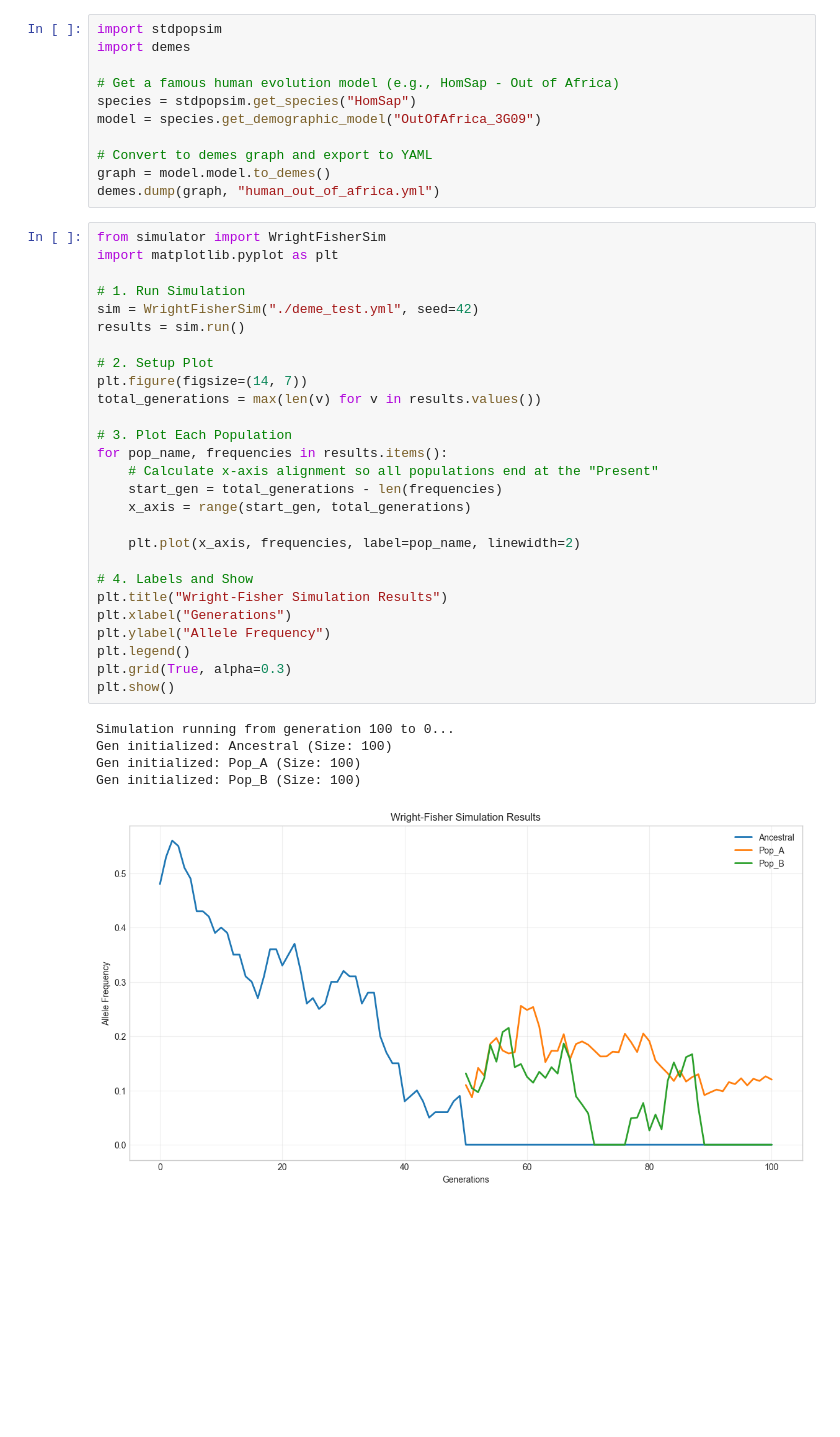
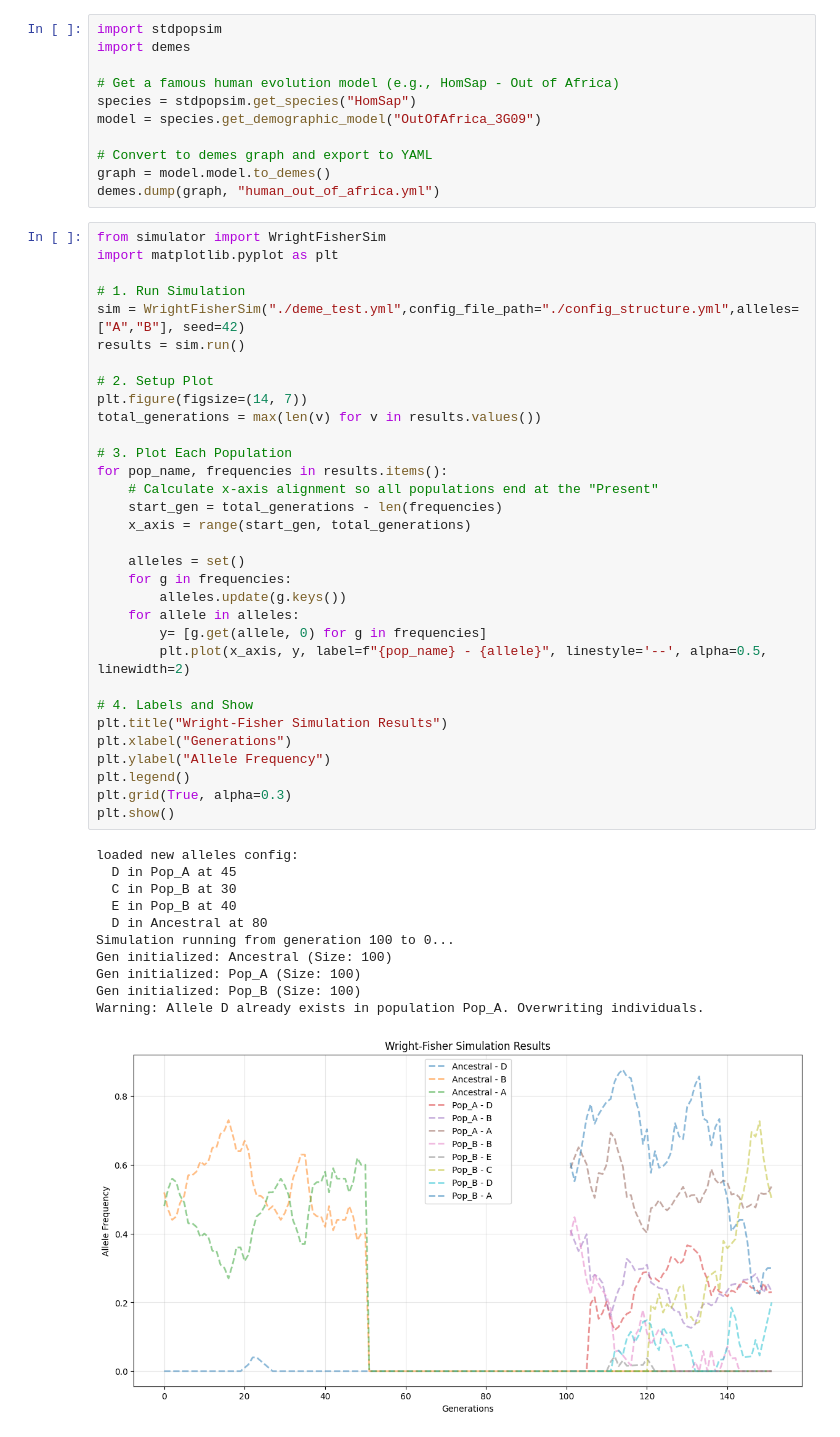
Before and after one commit to yusufafify/wright-fisher-simulation, a Jupyter notebook: dev/task3.ipynb, the cells around one changed output. Saved outputs shown, nothing was run; the diff lists cells and outputs as text; blank space fills up the shorter version.

Commit message:
Refactor code structure for improved readability and maintainability

```diff
--- a/dev/task3.ipynb
+++ b/dev/task3.ipynb
@@ -9,39 +9,50 @@ model = species.get_demographic_model("OutOfAfrica_3G09")
 # Convert to demes graph and export to YAML
 graph = model.model.to_demes()
 demes.dump(graph, "human_out_of_africa.yml")
-# %%
-from simulator import WrightFisherSim
-import matplotlib.pyplot as plt
-
-# 1. Run Simulation
-sim = WrightFisherSim("./deme_test.yml", seed=42)
-results = sim.run()
-
-# 2. Setup Plot
-plt.figure(figsize=(14, 7))
-total_generations = max(len(v) for v in results.values())
-
-# 3. Plot Each Population
-for pop_name, frequencies in results.items():
-    # Calculate x-axis alignment so all populations end at the "Present"
-    start_gen = total_generations - len(frequencies)
-    x_axis = range(start_gen, total_generations)
-
-    plt.plot(x_axis, frequencies, label=pop_name, linewidth=2)
-
-# 4. Labels and Show
-plt.title("Wright-Fisher Simulation Results")
-plt.xlabel("Generations")
-plt.ylabel("Allele Frequency")
-plt.legend()
-plt.grid(True, alpha=0.3)
-plt.show()
-# %% [output]
-Simulation running from generation 100 to 0...
-Gen initialized: Ancestral (Size: 100)
-Gen initialized: Pop_A (Size: 100)
-Gen initialized: Pop_B (Size: 100)
-[figure, removed]
+# %%
+from simulator import WrightFisherSim
+import matplotlib.pyplot as plt
+
+# 1. Run Simulation
+sim = WrightFisherSim("./deme_test.yml",config_file_path="./config_structure.yml",alleles=["A","B"], seed=42)
+results = sim.run()
+
+# 2. Setup Plot
+plt.figure(figsize=(14, 7))
+total_generations = max(len(v) for v in results.values())
+
+# 3. Plot Each Population
+for pop_name, frequencies in results.items():
+    # Calculate x-axis alignment so all populations end at the "Present"
+    start_gen = total_generations - len(frequencies)
+    x_axis = range(start_gen, total_generations)
+
+    alleles = set()
+    for g in frequencies:
+        alleles.update(g.keys())
+    for allele in alleles:
+        y= [g.get(allele, 0) for g in frequencies]
+        plt.plot(x_axis, y, label=f"{pop_name} - {allele}", linestyle='--', alpha=0.5, linewidth=2)
+
+# 4. Labels and Show
+plt.title("Wright-Fisher Simulation Results")
+plt.xlabel("Generations")
+plt.ylabel("Allele Frequency")
+plt.legend()
+plt.grid(True, alpha=0.3)
+plt.show()
+# %% [output]
+loaded new alleles config:
+  D in Pop_A at 45
+  C in Pop_B at 30
+  E in Pop_B at 40
+  D in Ancestral at 80
+Simulation running from generation 100 to 0...
+Gen initialized: Ancestral (Size: 100)
+Gen initialized: Pop_A (Size: 100)
+Gen initialized: Pop_B (Size: 100)
+Warning: Allele D already exists in population Pop_A. Overwriting individuals.
+[figure, added]
 # %%
 from simulator import WrightFisherSim
 import matplotlib.pyplot as plt
```
Also changed, not shown: parts of 2 cells of this notebook, 1 other file.
